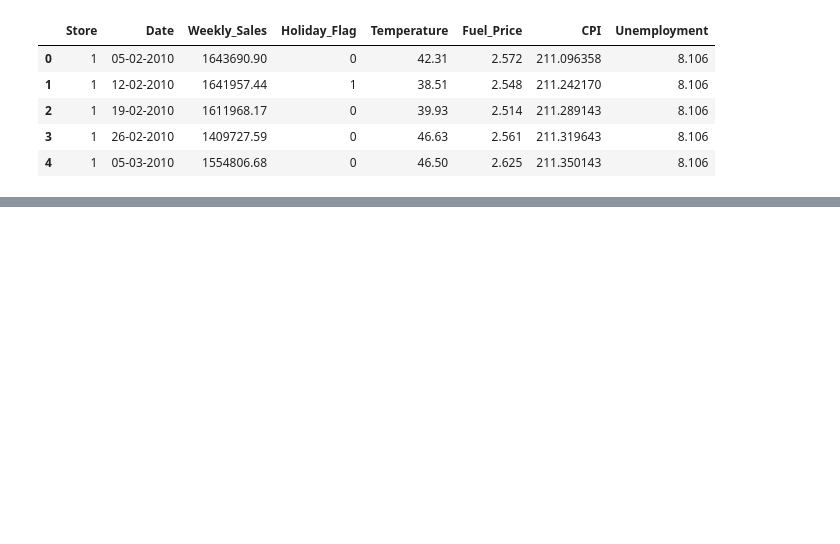
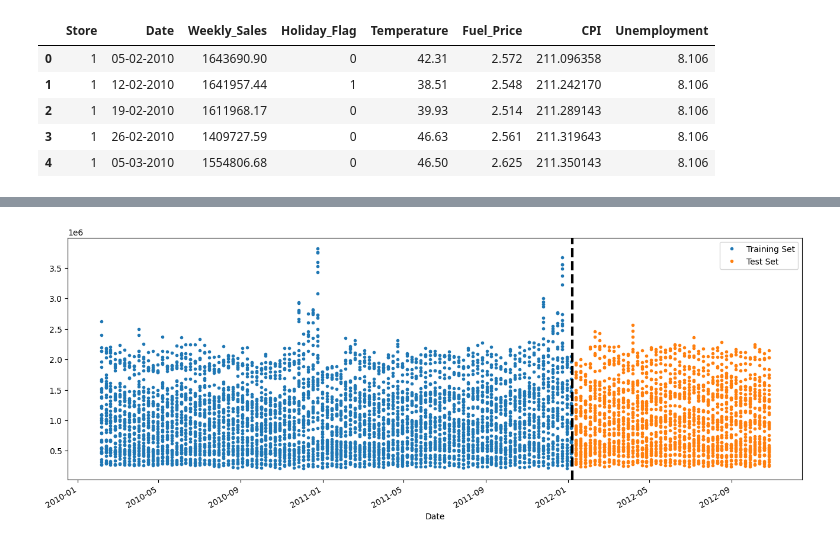
Before and after one commit to katasrofi/sales_performance, a Jupyter notebook: Forecasting.ipynb, the cells around one changed output, grey strips where cells are left out. Saved outputs shown, nothing was run; the diff lists cells and outputs as text; code cells hidden in the pictures; blank space fills up the shorter version.

```diff
--- a/Forecasting.ipynb
+++ b/Forecasting.ipynb
@@ -15,0 +56,14 @@ df.head()
+# %%
+from func import CreateTimeSeries
+df = CreateTimeSeries(df)
+train = df.loc[df.index < '01-07-2012']
+test = df.loc[df.index >= '01-07-2012']
+# %%
+fig, ax = plt.subplots(figsize=(16, 6))
+train['Weekly_Sales'].plot(ax=ax, label='Training Set', style='.')
+test['Weekly_Sales'].plot(ax=ax, label='Test Set', style='.')
+ax.axvline('01-07-2012', color='black', ls='--', lw=3)
+ax.legend(['Training Set', 'Test Set'])
+plt.show()
+# %% [output]
+[figure, added]
```
Also changed, not shown: parts of 56 cells of this notebook, 3 other files.
